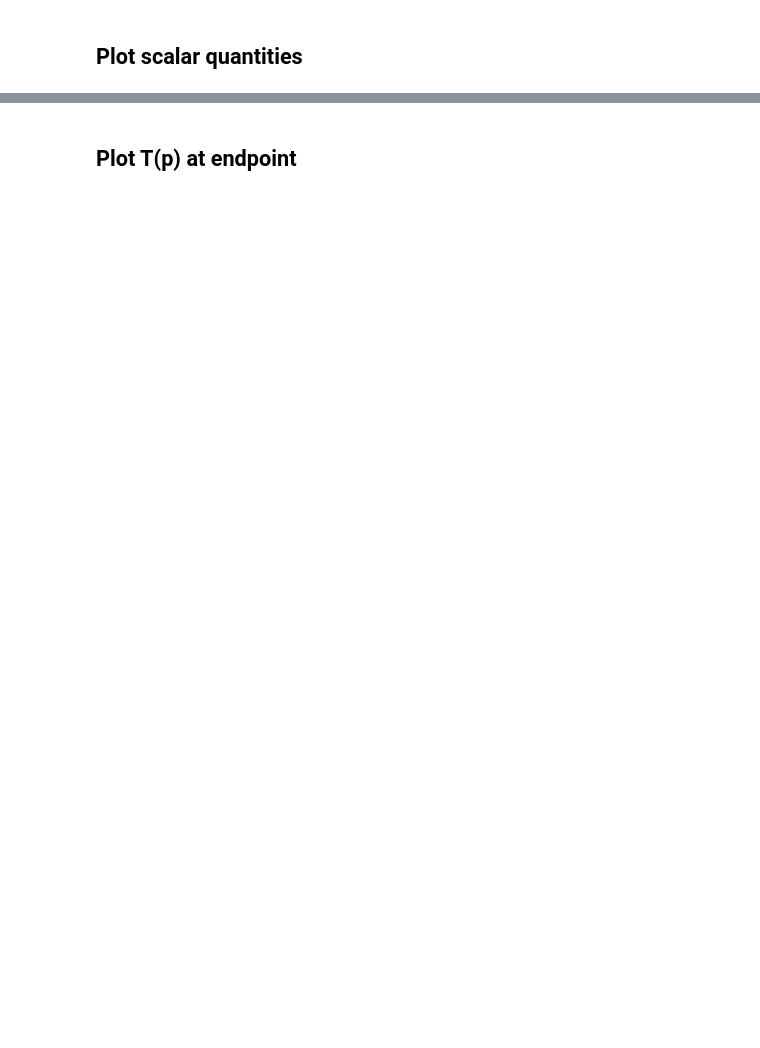
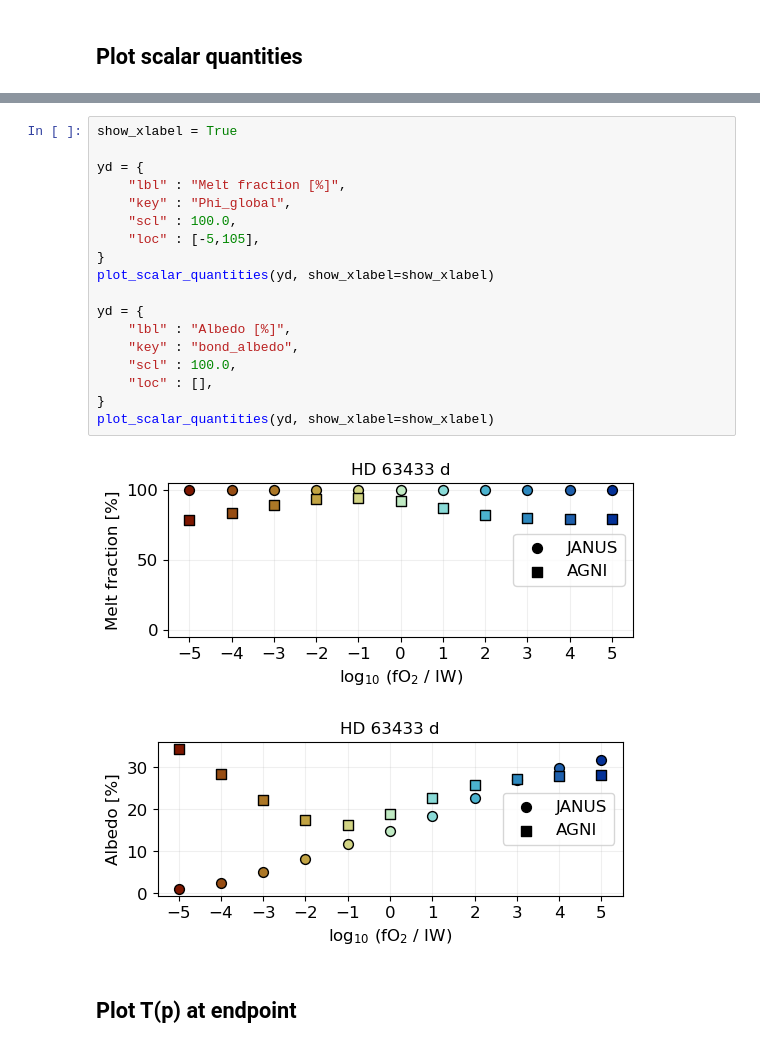
Before and after one commit to nichollsh/proteus_analysis, a Jupyter notebook: agni_vs_janus.ipynb, the cells around one changed output, grey strips where cells are left out. Cells and saved outputs as stored; diff of their text form; blank space fills up the shorter version.

```diff
--- a/agni_vs_janus.ipynb
+++ b/agni_vs_janus.ipynb
@@ -258,3 +244,24 @@ for fmt in ["png","pdf"]:
+# %%
+show_xlabel = True
+
+yd = {
+    "lbl" : "Melt fraction [%]",
+    "key" : "Phi_global",
+    "scl" : 100.0,
+    "loc" : [-5,105],
+}
+plot_scalar_quantities(yd, show_xlabel=show_xlabel)
+
+yd = {
+    "lbl" : "Albedo [%]",
+    "key" : "bond_albedo",
+    "scl" : 100.0,
+    "loc" : [],
+}
+plot_scalar_quantities(yd, show_xlabel=show_xlabel)
+# %% [output]
+[figure, added]
+[figure, added]
 # %% [markdown]
 ## Plot T(p) at endpoint
 # %%
```
Also changed, not shown: parts of 13 cells of this notebook.
